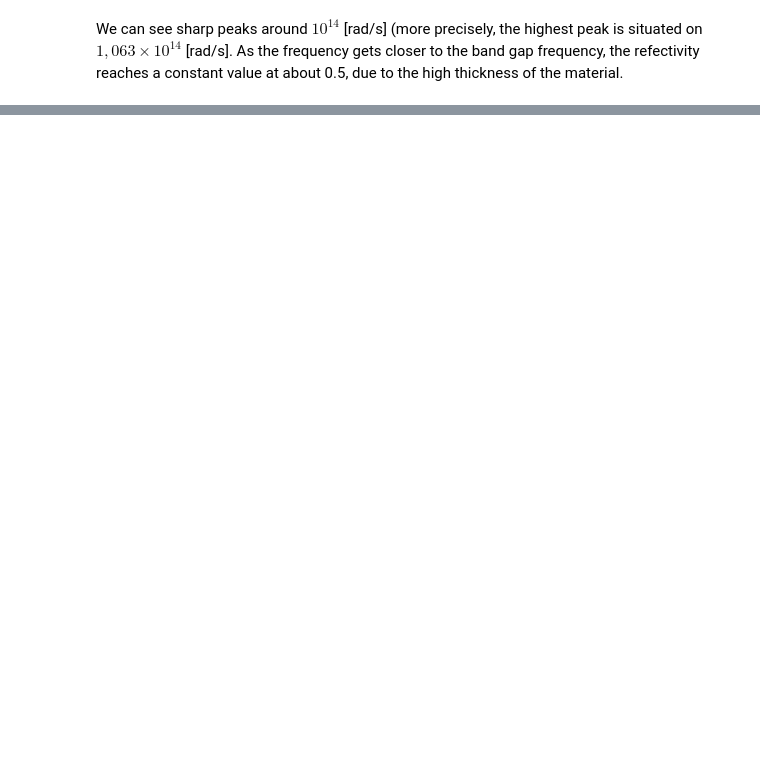
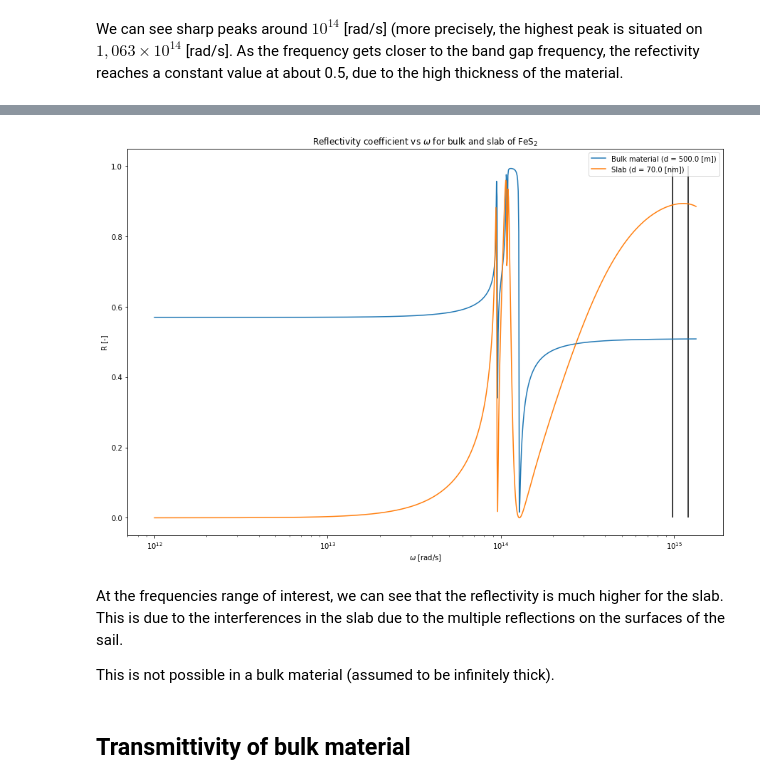
Before and after one commit to idommisse/lmapr2001, a Jupyter notebook: BLOCK2_2.ipynb, the cells around one changed output, grey strips where cells are left out. Cells and saved outputs as stored; diff of their text form; code cells hidden in the pictures; blank space fills up the shorter version.

```diff
--- a/BLOCK2_2.ipynb
+++ b/BLOCK2_2.ipynb
@@ -421,0 +288,34 @@ We can see that the absorbance is much higher for the bulk material than for the
+# %%
+omega = np.logspace(12,np.log10(omegaG),n)
+
+#angle d'incidence [°]
+phi0 = 0
+
+#film thickness [µm]
+d1 = 0.05e10
+d2 = 0.07
+
+R1 = computeR(d1,omega,phi0)
+R2 = computeR(d2,omega,phi0)
+
+plt.figure(figsize=(15,10))
+plt.plot(omega,R1,label='Bulk material (d = {} [m])'.format(d1/1e6))
+plt.plot(omega,R2,label='Slab (d = {} [nm])'.format(d2*1000))
+plt.title(r'Reflectivity coefficient vs $\omega$ for bulk and slab of FeS$_2$')
+plt.xlabel(r'$\omega$ [rad/s]')
+plt.ylabel('R [-]')
+plt.legend()
+plt.xscale('log')
+#the range of LASER frequencies
+plt.vlines(9.832e14,0,1)
+# = 90% of the bandgap
+plt.vlines(omegaG*0.9,0,1)
+plt.show()
+# %% [output]
+[figure, added]
+# %% [markdown]
+At the frequencies range of interest, we can see that the reflectivity is much higher for the slab. This is due to the interferences in the slab due to the multiple reflections on the surfaces of the sail.
+
+This is not possible in a bulk material (assumed to be infinitely thick).
+# %% [markdown]
+## Transmittivity of bulk material
```
Also changed, not shown: parts of 38 cells of this notebook.
